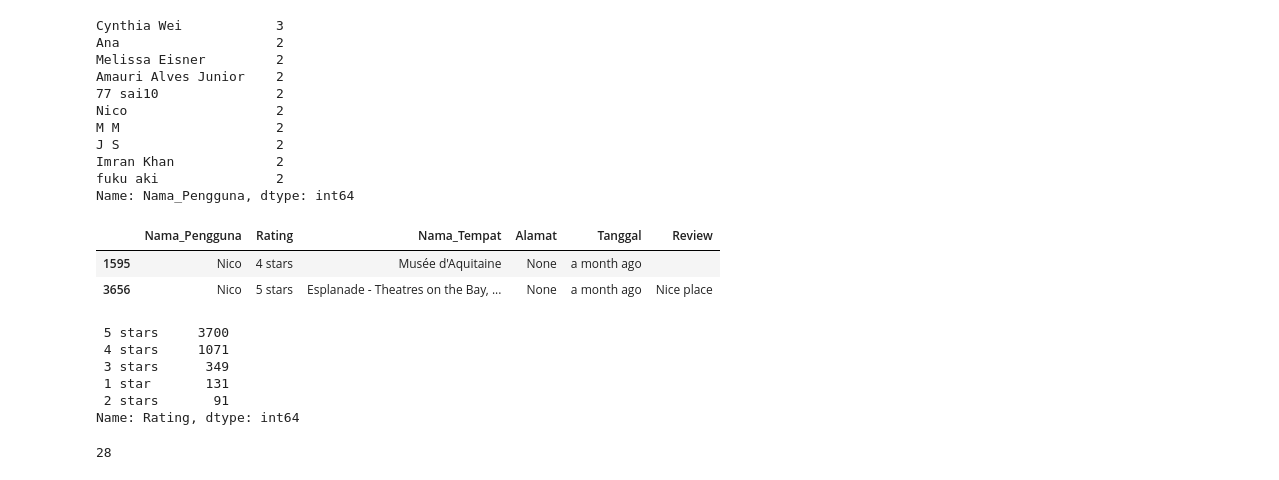
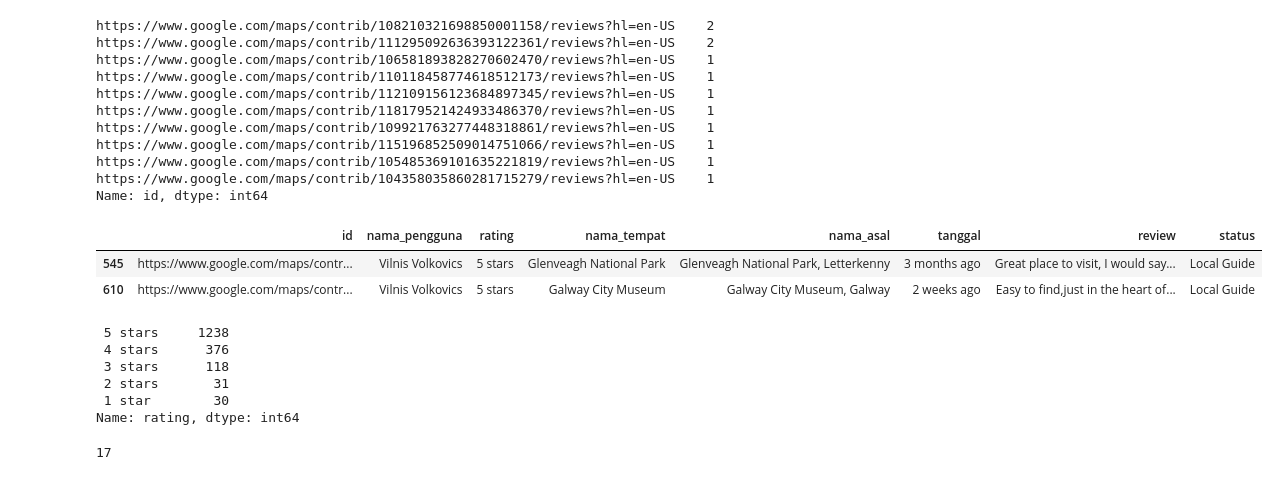
Before and after one commit to adenjmn/TA2022, a Jupyter notebook: Google_Maps_Reviews_Auto.ipynb, the cells around one changed output. Cells and saved outputs as stored; diff of their text form; code cells hidden in the pictures.

```diff
--- a/Google_Maps_Reviews_Auto.ipynb
+++ b/Google_Maps_Reviews_Auto.ipynb
@@ -273,2 +292,14 @@ Gallery of Modern Art
 # %%
-# key
+# 1
+res_id1 = id_gmaps[:1773]
+res_id2 = id_gmaps[1783:]
+# 2
+# res_id3 = id_gmaps[4131:]
+
+
+res_id = res_id1 + res_id2#+res_id3
+len(res_id)
+# res_id1[1200]
+# print(id_gmaps[4121])
+# print(nama_gmaps[4121])
+# print(nama_asal[4121])
@@ -287,6 +351,6 @@ len(username)
 # %%
-import numpy as np
-df = pd.DataFrame(np.column_stack([username,rating,nama_gmaps,alamat_gmaps,rel_date,review_text]),
-                  columns=['Nama_Pengguna','Rating','Nama_Tempat','Alamat','Tanggal','Review'])
+# if data != change id_gmaps use res_id
+df = pd.DataFrame(np.column_stack([res_id,username,rating,nama_gmaps,nama_asal,rel_date,review_text,status]),
+                  columns=['id','nama_pengguna','rating','nama_tempat','nama_asal','tanggal','review','status'])
 df.head(5)
 # %% [output]
@@ -353,38 +401,38 @@ df.tail()
 # cek
 # print(df.isnull().sum())
 # %%
-mt = df.Nama_Pengguna.value_counts()
+mt = df.id.value_counts()
 mt.head(10)
 # %% [output]
-Cynthia Wei            3
-Ana                    2
-Melissa Eisner         2
-Amauri Alves Junior    2
-77 sai10               2
-Nico                   2
-M M                    2
-J S                    2
-Imran Khan             2
-fuku aki               2
-Name: Nama_Pengguna, dtype: int64
+https://www.google.com/maps/contrib/108210321698850001158/reviews?hl=en-US    2
+https://www.google.com/maps/contrib/111295092636393122361/reviews?hl=en-US    2
+https://www.google.com/maps/contrib/106581893828270602470/reviews?hl=en-US    1
+https://www.google.com/maps/contrib/110118458774618512173/reviews?hl=en-US    1
+https://www.google.com/maps/contrib/112109156123684897345/reviews?hl=en-US    1
+https://www.google.com/maps/contrib/118179521424933486370/reviews?hl=en-US    1
+https://www.google.com/maps/contrib/109921763277448318861/reviews?hl=en-US    1
+https://www.google.com/maps/contrib/115196852509014751066/reviews?hl=en-US    1
+https://www.google.com/maps/contrib/105485369101635221819/reviews?hl=en-US    1
+https://www.google.com/maps/contrib/104358035860281715279/reviews?hl=en-US    1
+Name: id, dtype: int64
 # %%
-# dtes = df[df['Nama_Pengguna']=='Nico']
-# dtes
+dtes = df[df['id']=='https://www.google.com/maps/contrib/111295092636393122361/reviews?hl=en-US']
+dtes
 # %% [output]
-|  | Nama_Pengguna | Rating | Nama_Tempat | Alamat | Tanggal | Review |
-| 1595 | Nico | 4 stars | Musée d'Aquitaine | None | a month ago |  |
-| 3656 | Nico | 5 stars | Esplanade - Theatres on the Bay, ... | None | a month ago | Nice place |
+|  | id | nama_pengguna | rating | nama_tempat | nama_asal | tanggal | review | status |
+| 545 | https://www.google.com/maps/contr... | Vilnis Volkovics | 5 stars | Glenveagh National Park | Glenveagh National Park, Letterkenny | 3 months ago | Great place to visit, I would say... | Local Guide |
+| 610 | https://www.google.com/maps/contr... | Vilnis Volkovics | 5 stars | Galway City Museum | Galway City Museum, Galway | 2 weeks ago | Easy to find,just in the heart of... | Local Guide |
 # %%
-df.Rating.value_counts()
+df.rating.value_counts()
 # %% [output]
- 5 stars     3700
- 4 stars     1071
- 3 stars      349
- 1 star       131
- 2 stars       91
-Name: Rating, dtype: int64
+ 5 stars     1238
+ 4 stars      376
+ 3 stars      118
+ 2 stars       31
+ 1 star        30
+Name: rating, dtype: int64
 # %%
-dnm = df.Nama_Tempat.value_counts()
+dnm = df.nama_tempat.value_counts()
 len(dnm)
 # %% [output]
-28
+17
```
Also changed, not shown: parts of 24 cells of this notebook.
